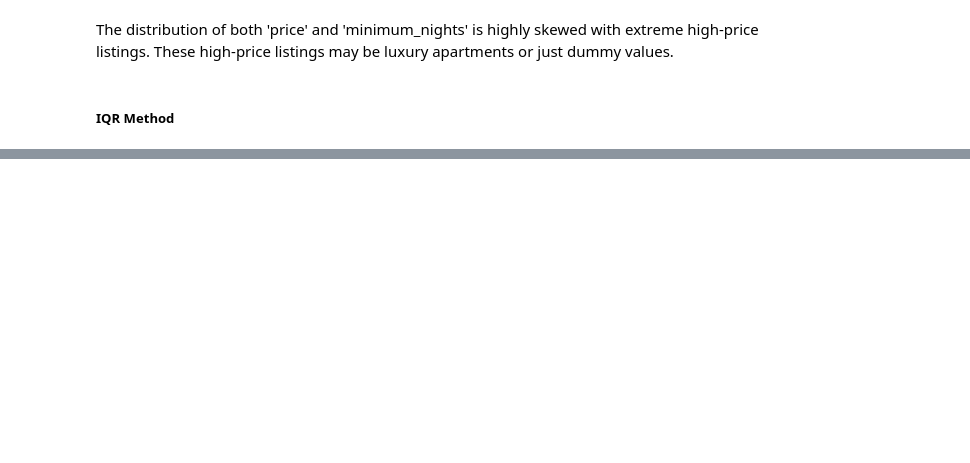
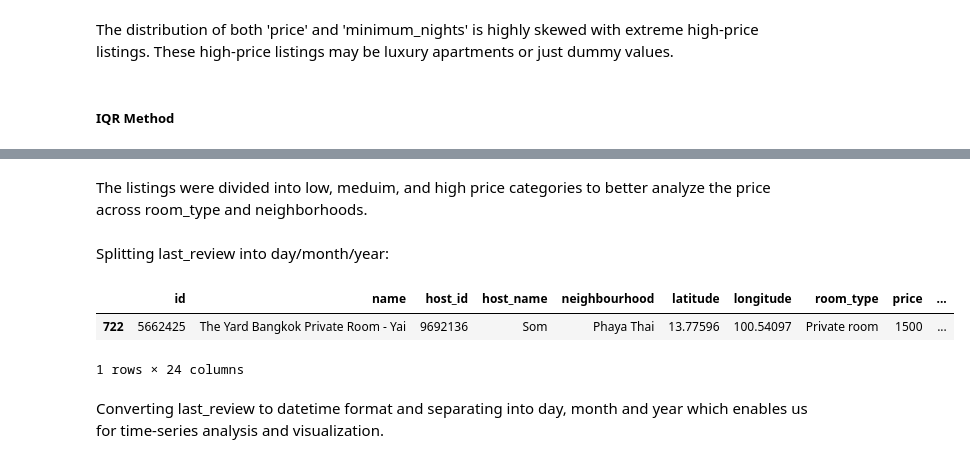
Before and after one commit to sg-333/Airbnb-DA, a Jupyter notebook: project.ipynb, the cells around one changed output, grey strips where cells are left out. Cells and saved outputs as stored; diff of their text form; code cells hidden in the pictures; blank space fills up the shorter version.

```diff
--- a/project.ipynb
+++ b/project.ipynb
@@ -250,0 +268,20 @@ Removing the outliers helps visualize and analysis more meaningful and realistic
+# %% [markdown]
+The listings were divided into low, meduim, and high price categories to better analyze the price across room_type and neighborhoods.
+# %% [markdown]
+Splitting last_review into day/month/year:
+# %%
+# Tranforming the last_review to datetime format
+df['last_review'] = pd.to_datetime(df['last_review'])
+
+# Dividing into Day, Month and Year
+df['review_day'] = df['last_review'].dt.day
+df['review_month'] = df['last_review'].dt.month
+df['review_year'] = df['last_review'].dt.year
+
+df.sample()
+# %% [output]
+|  | id | name | host_id | host_name | neighbourhood | latitude | longitude | room_type | price | ... |
+| 722 | 5662425 | The Yard Bangkok Private Room - Yai | 9692136 | Som | Phaya Thai | 13.77596 | 100.54097 | Private room | 1500 | ... |
+1 rows × 24 columns
+# %% [markdown]
+Converting last_review to datetime format and separating into day, month and year which enables us for time-series analysis and visualization.
```
Also changed, not shown: parts of 11 cells of this notebook.
